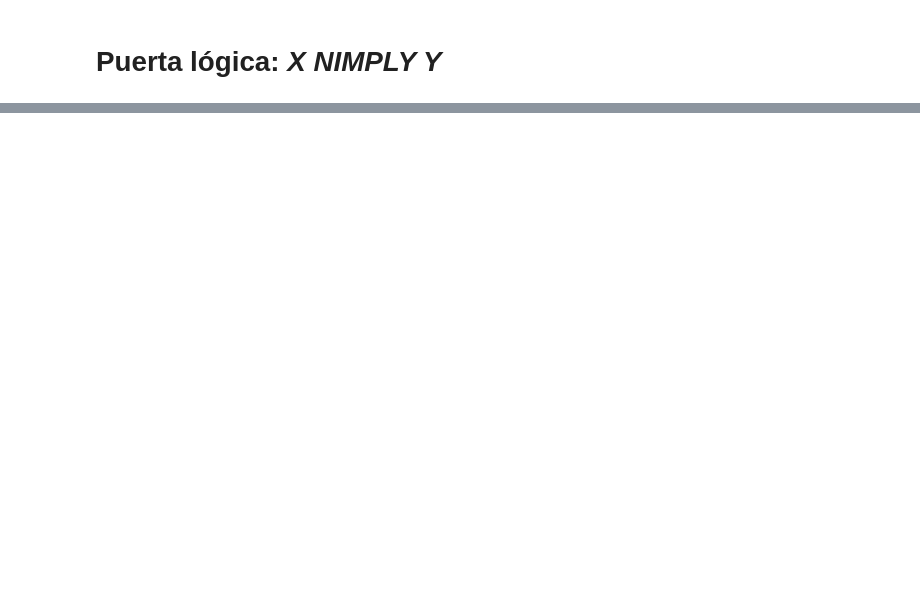
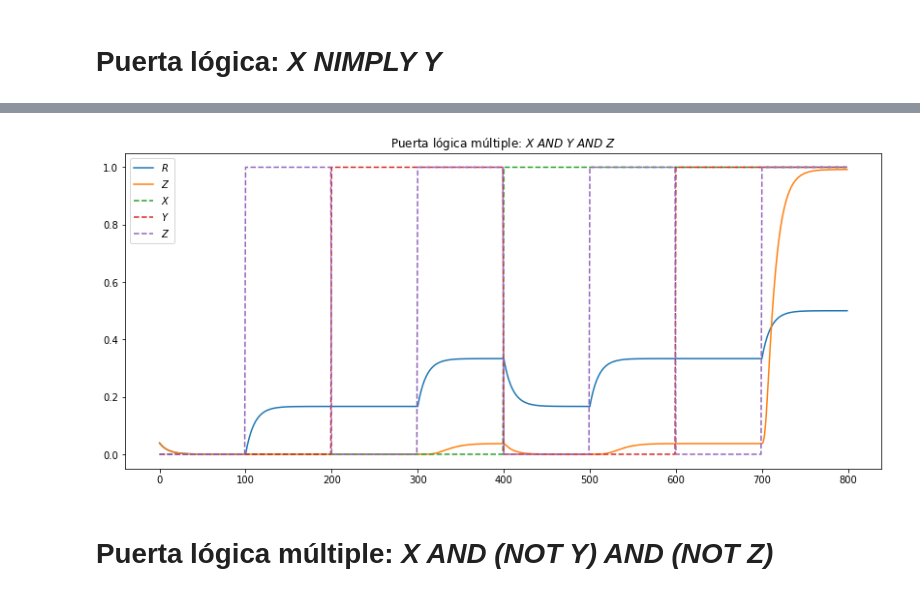
Before and after one commit to joshbrx/biomath_model, a Jupyter notebook: Tablas_de_verdad.ipynb, the cells around one changed output, grey strips where cells are left out. Drawn from its saved outputs; the diff is of its cells as text; code cells hidden in the pictures; blank space fills up the shorter version.

```diff
--- a/Tablas_de_verdad.ipynb
+++ b/Tablas_de_verdad.ipynb
@@ -119,0 +159,14 @@ plt.legend(); plt.show()
+# %%
+Pip = RK_solver(S0, t)
+plt.figure(figsize=(14,6))
+for i in range(len(Pip[0])):
+    plt.plot(Pip[:,i]/(3*e_1), label=labels[i])
+plt.plot(X, "--", label="$X$")
+plt.plot(Y, "--", label="$Y$")
+plt.plot(ZZ, "--", label="$Z$")
+plt.title("Puerta lógica múltiple: $X$ $AND$ $Y$ $AND$ $Z$")
+plt.legend(); plt.show()
+# %% [output]
+[figure, added]
+# %% [markdown]
+# Puerta lógica múltiple: ___X AND (NOT Y) AND (NOT Z)___
```
Also changed, not shown: parts of 16 cells of this notebook.
